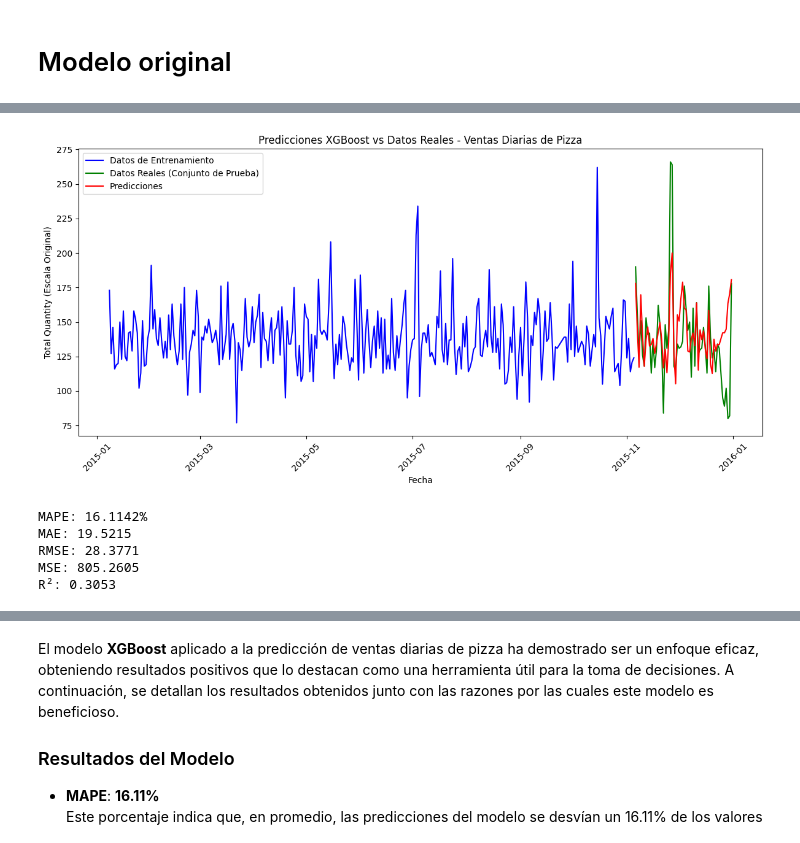
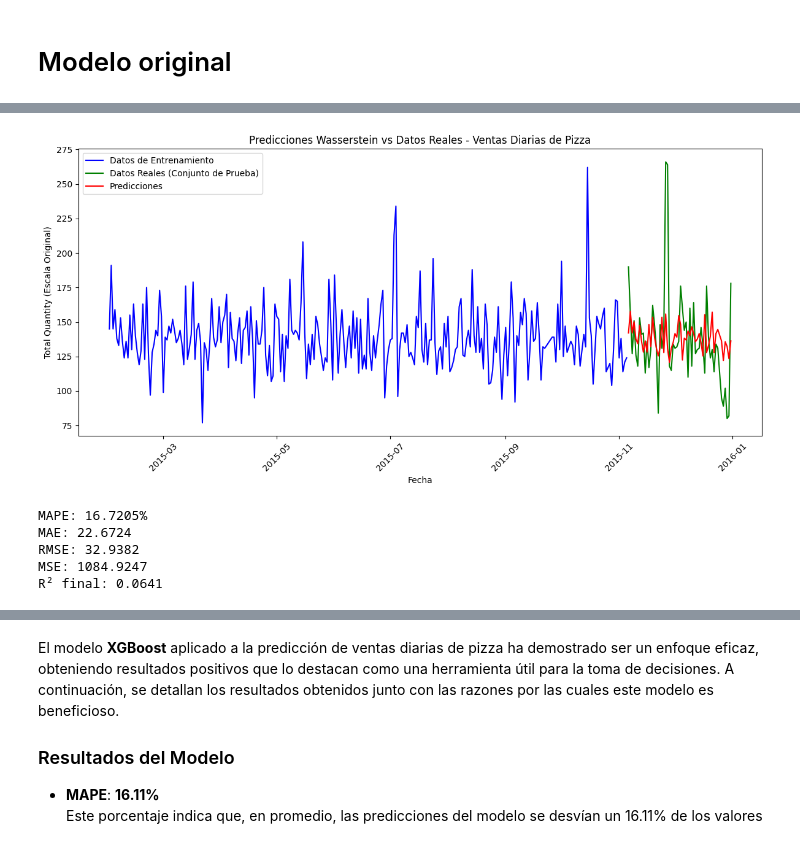
Before and after one commit to davidlizcanom16/lizcanollerenaproyectofinal, a Jupyter notebook: _sources/notebooks.ipynb, the cells around one changed output, grey strips where cells are left out. Saved outputs shown, nothing was run; the diff lists cells and outputs as text; code cells hidden in the pictures.

```diff
--- a/_sources/notebooks.ipynb
+++ b/_sources/notebooks.ipynb
@@ -1233,7 +1990,9 @@ En resumen, el modelo LSTM presenta un desempeño que requiere atención. Se sug
 import numpy as np
 import pandas as pd
 import matplotlib.pyplot as plt
+from scipy.stats import wasserstein_distance
 from sklearn.metrics import mean_absolute_error, mean_squared_error, r2_score
+from sklearn.preprocessing import StandardScaler
 
 # Leer el archivo Excel
 df = pd.read_excel(r"C:\Users\Davidlizcanom2486\Documents\Timeseries\jbook_ts202330\docs\PizzaSales.xlsx")
@@ -1247,12 +2006,13 @@ df_grouped_quantity_daily = df.groupby('order_date').agg(total_quantity=('quanti
 # Establecer la fecha como índice
 df_grouped_quantity_daily.set_index('order_date', inplace=True)
 
-# Crear características basadas en el tiempo (rezagos y media móvil)
-for lag in range(1, 8):  # Rezagos de 1 a 7 días
-    df_grouped_quantity_daily[f'lag_{lag}'] = df_grouped_quantity_daily['total_quantity'].shift(lag)
+# Configuración final
+lag = 30
+window = 7
 
-# Media móvil
-df_grouped_quantity_daily['moving_average'] = df_grouped_quantity_daily['total_quantity'].rolling(window=7).mean()
+# Crear características basadas en el tiempo
+df_grouped_quantity_daily[f'lag_{lag}'] = df_grouped_quantity_daily['total_quantity'].shift(lag)
+df_grouped_quantity_daily[f'moving_average_{window}'] = df_grouped_quantity_daily['total_quantity'].rolling(window=window).mean()
 
 # Eliminar filas con valores nulos
 df_grouped_quantity_daily.dropna(inplace=True)
@@ -1263,50 +2023,64 @@ test_data = df_grouped_quantity_daily[-55:]
 
 # Definir las características (X) y la variable objetivo (y)
 X_train = train_data.drop('total_quantity', axis=1)
-y_train = train_data['total_quantity']
+y_train = train_data['total_quantity'].values
 X_test = test_data.drop('total_quantity', axis=1)
-y_test = test_data['total_quantity']
+y_test = test_data['total_quantity'].values
 
-# Ajustar el modelo XGBoost con los mejores parámetros
-from xgboost import XGBRegressor
+# Normalizar las características
+scaler = StandardScaler()
+X_train_scaled = scaler.fit_transform(X_train)
+X_test_scaled = scaler.transform(X_test)
 
-best_params = {'learning_rate': 0.2, 'max_depth': 3, 'min_child_weight': 3, 'n_estimators': 200, 'subsample': 0.6}
-model = XGBRegressor(objective='reg:squarederror', **best_params)
-model.fit(X_train, y_train)
+# Función para predecir utilizando la distancia de Wasserstein
+def wasserstein_prediction(train_X, train_y, test_X):
+    predictions = []
+    for i in range(len(test_X)):
+        dist = np.zeros(len(train_X))
+        for j in range(len(train_X)):
+            # Calcular la distancia de Wasserstein
+            dist[j] = wasserstein_distance(train_y[j:j+1], train_y[i:i+1])
+
+        # Hacer la predicción ponderada
+        weight = 1 / (1 + dist)
+        prediction = np.sum(weight * train_y) / np.sum(weight)
+        predictions.append(prediction)
+
+    return np.array(predictions)
 
 # Realizar predicciones
-predictions = model.predict(X_test)
+predictions = wasserstein_prediction(X_train_scaled, y_train, X_test_scaled)
 
 # Graficar los resultados
 plt.figure(figsize=(12, 6))
 plt.plot(train_data.index, train_data['total_quantity'], label='Datos de Entrenamiento', color='blue')
 plt.plot(test_data.index, test_data['total_quantity'], label='Datos Reales (Conjunto de Prueba)', color='green')
 plt.plot(test_data.index, predictions, label='Predicciones', color='red')
-plt.title('Predicciones XGBoost vs Datos Reales - Ventas Diarias de Pizza')
+plt.title('Predicciones Wasserstein vs Datos Reales - Ventas Diarias de Pizza')
 plt.xlabel('Fecha')
 plt.ylabel('Total Quantity (Escala Original)')
 plt.legend()
 plt.xticks(rotation=45)
 plt.tight_layout()
 plt.show()
 
 # Calcular métricas de error
 mape = np.mean(np.abs((y_test - predictions) / y_test)) * 100
 mae = mean_absolute_error(y_test, predictions)
 rmse = np.sqrt(mean_squared_error(y_test, predictions))
 mse = mean_squared_error(y_test, predictions)
 r2 = r2_score(y_test, predictions)
 
-# Imprimir los resultados
+# Imprimir las métricas finales
 print(f'MAPE: {mape:.4f}%')
 print(f'MAE: {mae:.4f}')
 print(f'RMSE: {rmse:.4f}')
 print(f'MSE: {mse:.4f}')
-print(f'R²: {r2:.4f}')
+print(f'R² final: {r2:.4f}')
 # %% [output]
-[figure, old version]
+[figure, new version]
-MAPE: 16.1142%
-MAE: 19.5215
-RMSE: 28.3771
-MSE: 805.2605
-R²: 0.3053
+MAPE: 16.7205%
+MAE: 22.6724
+RMSE: 32.9382
+MSE: 1084.9247
+R² final: 0.0641
```
Also changed, not shown: parts of 54 cells of this notebook, 31 other files.
